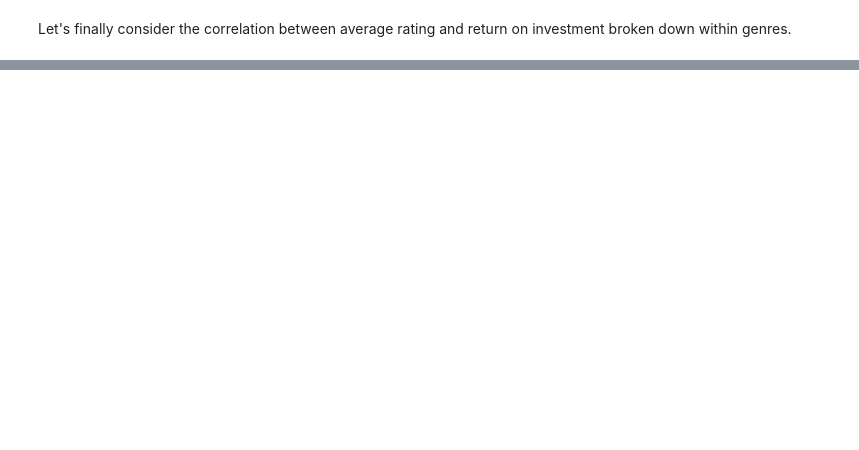
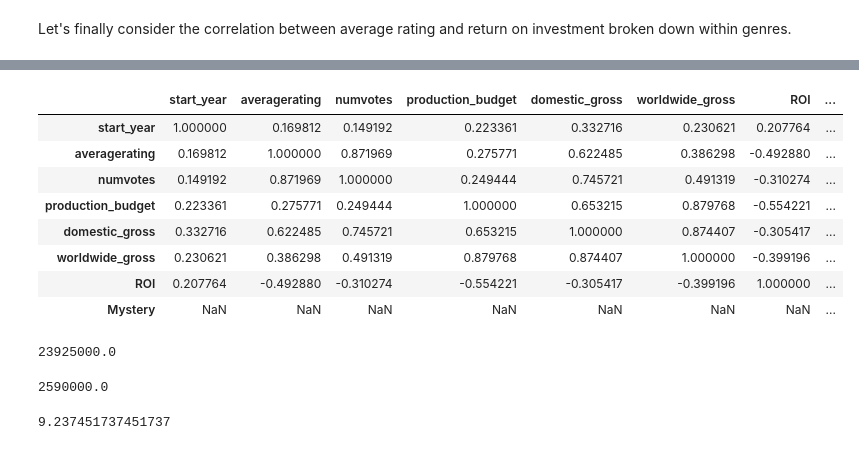
Before and after one commit to bbjornstad-flatiron/flatiron-mod1-project, a Jupyter notebook: data-analysis.ipynb, the cells around one changed output, grey strips where cells are left out. Drawn from its saved outputs; the diff is of its cells as text; code cells hidden in the pictures; blank space fills up the shorter version.

```diff
--- a/data-analysis.ipynb
+++ b/data-analysis.ipynb
@@ -305,0 +317,8 @@ genre_subset_f8.tight_layout()
+# %%
+mystery = final_with_genre_dummies[final_with_genre_dummies.Mystery == 1]
+mystery_drop = mystery.drop(['Horror', 'Adventure', 'Animation', 'Biography',
+                            'Comedy', 'Crime','Documentary', 'Drama', 'Family',
+                           'Fantasy', 'History','Music', 'Musical', 'Action',
+                           'Romance', 'Sci-Fi', 'Sport', 'Thriller','War', 'Western'],axis=1)
+mystery_drop.sort_values('ROI',ascending =False,inplace = True)
+mystery_top10=mystery_drop.head(10)
@@ -305,0 +380,24 @@ genre_subset_f8.tight_layout()
+# %%
+mystery_top10.corr()
+# %% [output]
+|  | start_year | averagerating | numvotes | production_budget | domestic_gross | worldwide_gross | ROI | ... |
+| start_year | 1.000000 | 0.169812 | 0.149192 | 0.223361 | 0.332716 | 0.230621 | 0.207764 | ... |
+| averagerating | 0.169812 | 1.000000 | 0.871969 | 0.275771 | 0.622485 | 0.386298 | -0.492880 | ... |
+| numvotes | 0.149192 | 0.871969 | 1.000000 | 0.249444 | 0.745721 | 0.491319 | -0.310274 | ... |
+| production_budget | 0.223361 | 0.275771 | 0.249444 | 1.000000 | 0.653215 | 0.879768 | -0.554221 | ... |
+| domestic_gross | 0.332716 | 0.622485 | 0.745721 | 0.653215 | 1.000000 | 0.874407 | -0.305417 | ... |
+| worldwide_gross | 0.230621 | 0.386298 | 0.491319 | 0.879768 | 0.874407 | 1.000000 | -0.399196 | ... |
+| ROI | 0.207764 | -0.492880 | -0.310274 | -0.554221 | -0.305417 | -0.399196 | 1.000000 | ... |
+| Mystery | NaN | NaN | NaN | NaN | NaN | NaN | NaN | ... |
+# %%
+action_top10.production_budget.mean()
+# %% [output]
+23925000.0
+# %%
+horror_top10.production_budget.mean()
+# %% [output]
+2590000.0
+# %%
+action_top10.production_budget.mean()/horror_top10.production_budget.mean()
+# %% [output]
+9.237451737451737
```
Also changed, not shown: parts of 23 cells of this notebook, 8 other files.
